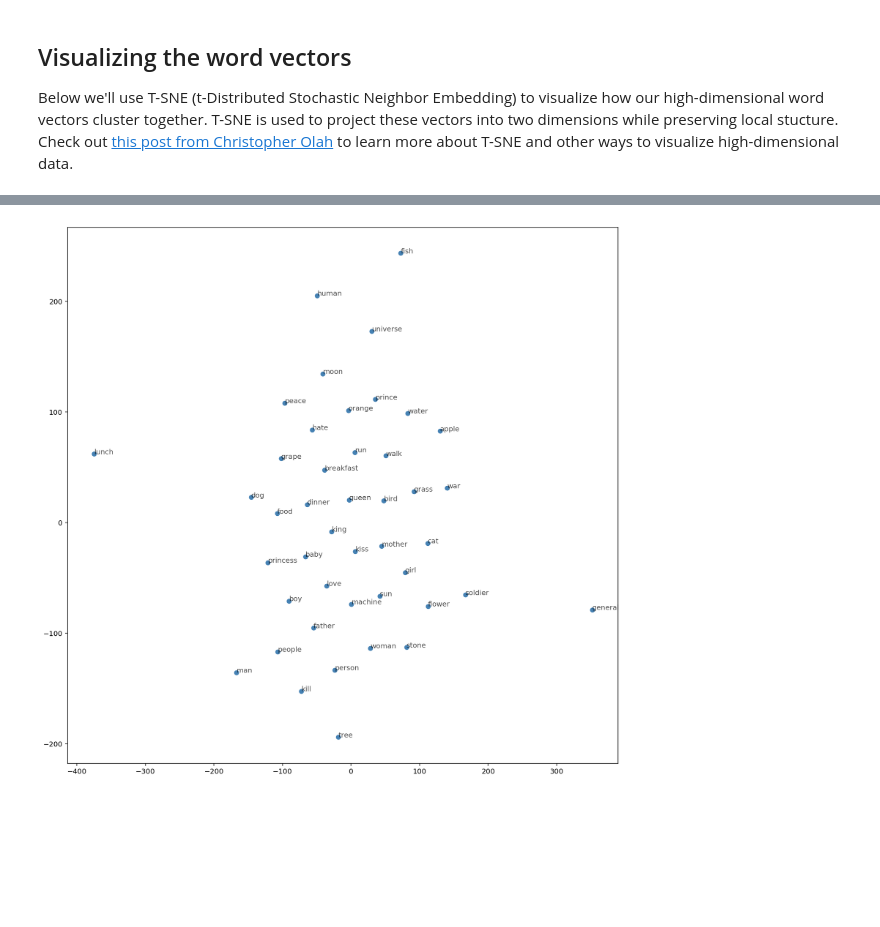
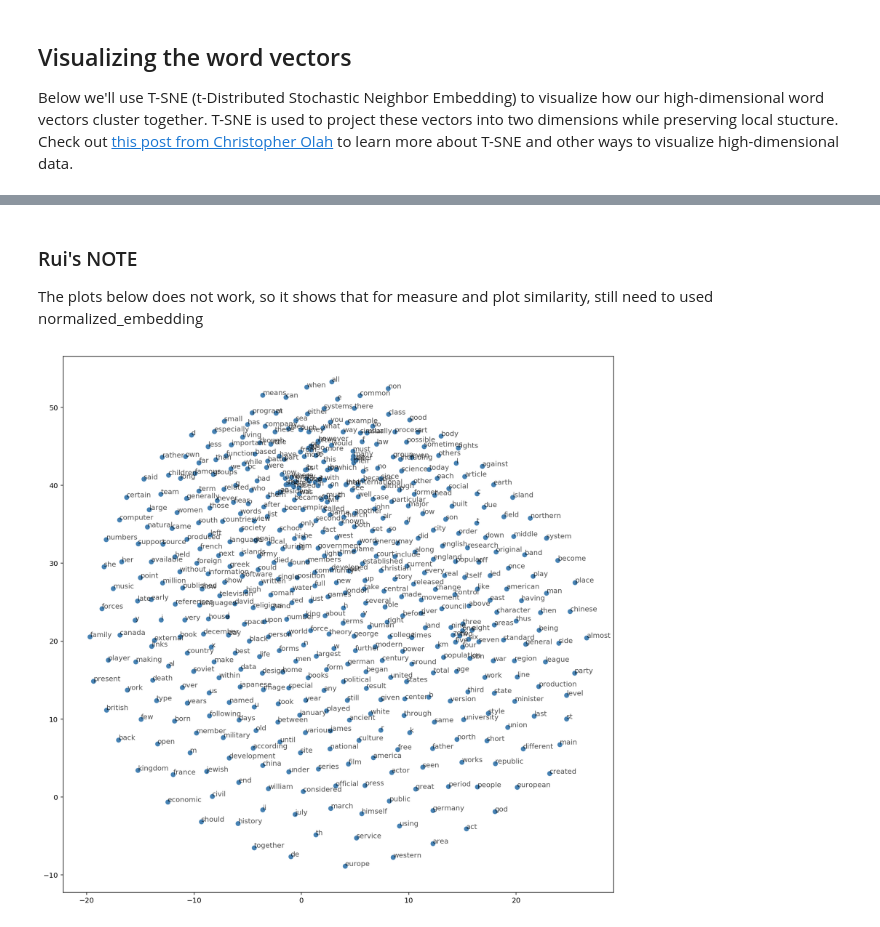
Before and after one commit to wexpect/udacity_deep_learning_foundation_nanodegress_program, a Jupyter notebook: part_4_recurrent_networks/lesson_5_embeddings_and_word2vec/embeddings/Skip-Gram_word2vec.ipynb, the cells around one changed output, grey strips where cells are left out. Saved outputs shown, nothing was run; the diff lists cells and outputs as text; code cells hidden in the pictures; blank space fills up the shorter version.

Commit message:
finish part_4_word2vec

```diff
--- a/part_4_recurrent_networks/lesson_5_embeddings_and_word2vec/embeddings/Skip-Gram_word2vec.ipynb
+++ b/part_4_recurrent_networks/lesson_5_embeddings_and_word2vec/embeddings/Skip-Gram_word2vec.ipynb
@@ -351,8 +351,10 @@ valid_examples = [
         'food', 'meal', 'breakfast', 'lunch', 'dinner', 'meat', 'rice', 'vegetable',
         'love', 'hate', 'kiss', 'kill', 'war', 'peace',
         'machine',
+        'country', 'china', 'america', 'korean', 'russia', 'german', 'spain', 'brazil',
     ]
 ]
+valid_size = len(valid_examples)
 
 valid_examples
 # %% [output]
@@ -497,0 +493,10 @@ for idx in range(viz_words):
+# %%
+view_int_words = valid_examples
+
+tsne = TSNE()
+embed_tsne = tsne.fit_transform(embed_mat[view_int_words, :])
+
+fig, ax = plt.subplots(figsize=(14, 14))
+for idx in range(len(view_int_words)):
+    plt.scatter(*embed_tsne[idx, :], color='steelblue')
+    plt.annotate(int_to_vocab[view_int_words[idx]], (embed_tsne[idx, 0], embed_tsne[idx, 1]), alpha=0.7)
@@ -498,10 +505,21 @@ for idx in range(viz_words):
+# %% [markdown]
+### Rui's NOTE
+The plots below does not work, so it shows that for measure and plot similarity, still need to used normalized_embedding
+# %%
+with train_graph.as_default():
+    saver = tf.train.Saver()
+
+with tf.Session(graph=train_graph) as sess:
+    saver.restore(sess, tf.train.latest_checkpoint('checkpoints'))
+    embed_mat = sess.run(embedding)
 # %%
+viz_words = 500
 tsne = TSNE()
-embed_tsne = tsne.fit_transform(embed_mat[valid_examples, :])
+embed_tsne = tsne.fit_transform(embed_mat[:viz_words, :])
 # %%
 fig, ax = plt.subplots(figsize=(14, 14))
-for idx in range(len(valid_examples)):
+for idx in range(viz_words):
     plt.scatter(*embed_tsne[idx, :], color='steelblue')
-    plt.annotate(int_to_vocab[valid_examples[idx]], (embed_tsne[idx, 0], embed_tsne[idx, 1]), alpha=0.7)
+    plt.annotate(int_to_vocab[idx], (embed_tsne[idx, 0], embed_tsne[idx, 1]), alpha=0.7)
 # %% [output]
-[figure, old version]
+[figure, new version]
```
Also changed, not shown: parts of 14 cells of this notebook.
